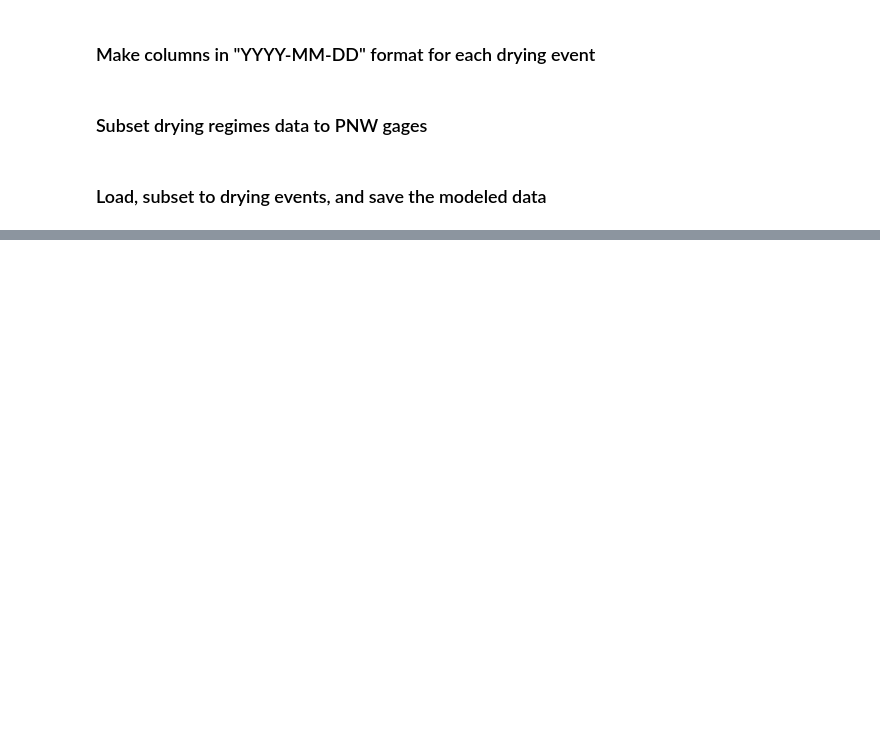
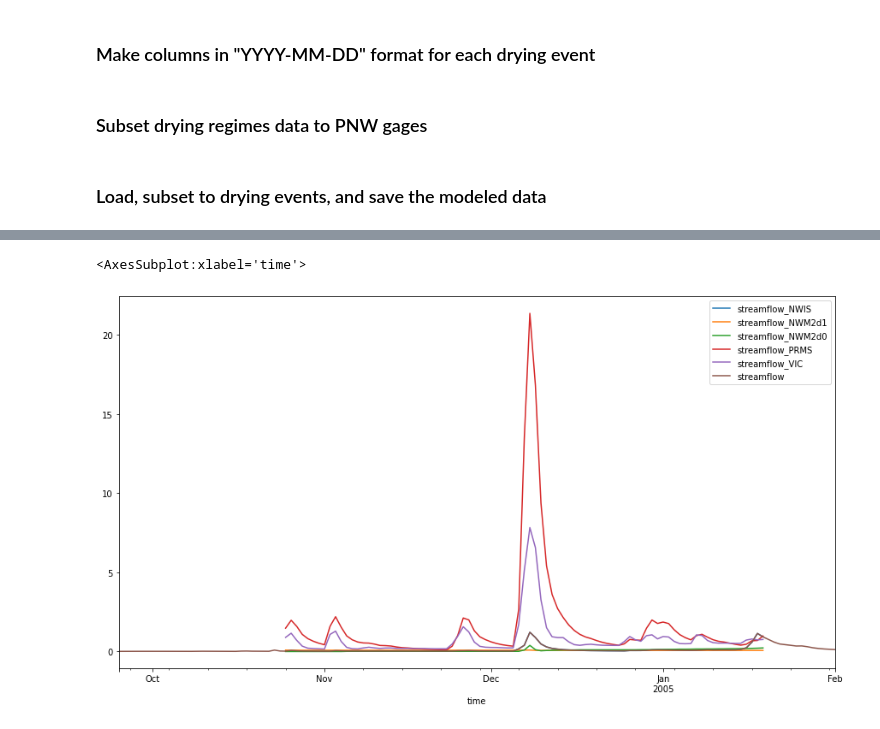
Before and after one commit to adamnicholasprice/FoAF_ModeledFlows, a Jupyter notebook: code/Simulations2DryingRegimes.ipynb, the cells around one changed output, grey strips where cells are left out. Saved outputs shown, nothing was run; the diff lists cells and outputs as text; code cells hidden in the pictures; blank space fills up the shorter version.

```diff
--- a/code/Simulations2DryingRegimes.ipynb
+++ b/code/Simulations2DryingRegimes.ipynb
@@ -44,0 +143,12 @@ for i in tqdm(range(90,110)):
+# %%
+tt = out[(df['time'] >= "2004-09-25")&(df['time'] <= "2005-02-01")]
+ax = tt.plot(x = "time",
+         y = ["streamflow_NWIS","streamflow_NWM2d1","streamflow_NWM2d0","streamflow_PRMS","streamflow_VIC"],
+        figsize=(15,8))
+
+ttt.plot(ax=ax,
+       x = "time",
+       y = "streamflow")
+# %% [output]
+<AxesSubplot:xlabel='time'>
+[figure, added]
```
Also changed, not shown: parts of 13 cells of this notebook, 11 other files.
